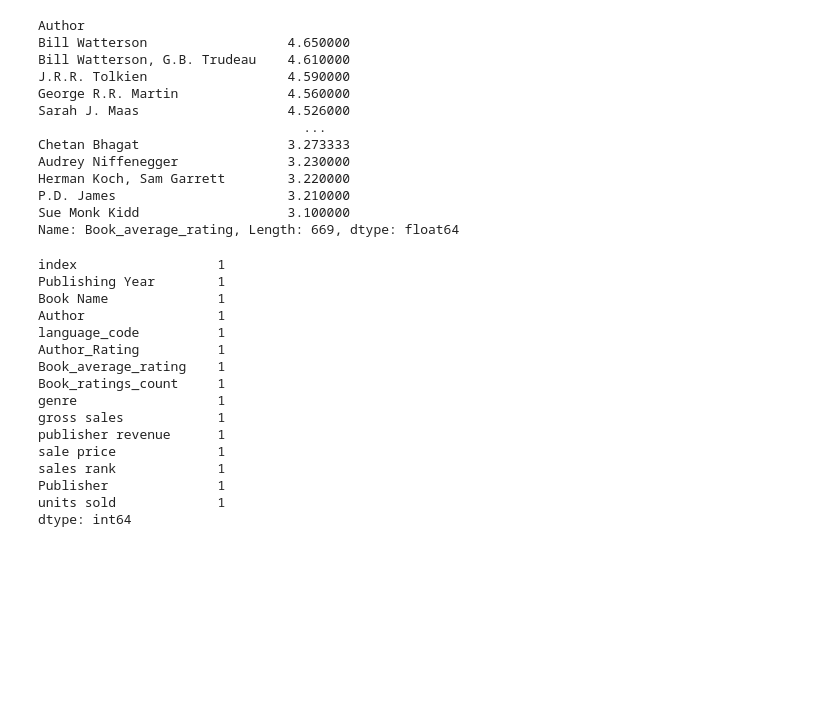
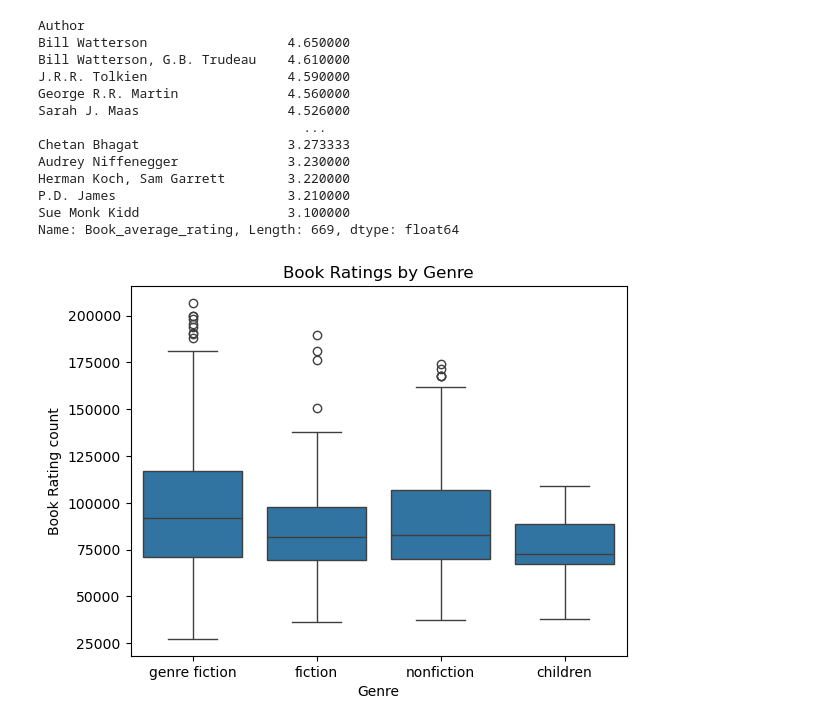
Before and after one commit to Rifqi-Setiawan/book-sales-analysis, a Jupyter notebook: EDA_Books_Data.ipynb, the cells around one changed output. Drawn from its saved outputs; the diff is of its cells as text; code cells hidden in the pictures; blank space fills up the shorter version.

```diff
--- a/EDA_Books_Data.ipynb
+++ b/EDA_Books_Data.ipynb
@@ -104,21 +104,10 @@ P.D. James                      3.210000
 Sue Monk Kidd                   3.100000
 Name: Book_average_rating, Length: 669, dtype: float64
 # %%
-df[df["Author"] == "Bill Watterson"].count()
+sns.boxplot(x='genre', y='Book_ratings_count', data=df)
+plt.xlabel('Genre')
+plt.ylabel('Book Rating count')
+plt.title('Book Ratings by Genre')
+plt.show()
 # %% [output]
-index                  1
-Publishing Year        1
-Book Name              1
-Author                 1
-language_code          1
-Author_Rating          1
-Book_average_rating    1
-Book_ratings_count     1
-genre                  1
-gross sales            1
-publisher revenue      1
-sale price             1
-sales rank             1
-Publisher              1
-units sold             1
-dtype: int64
+[figure, added]
```
Also changed, not shown: parts of 7 cells of this notebook.
